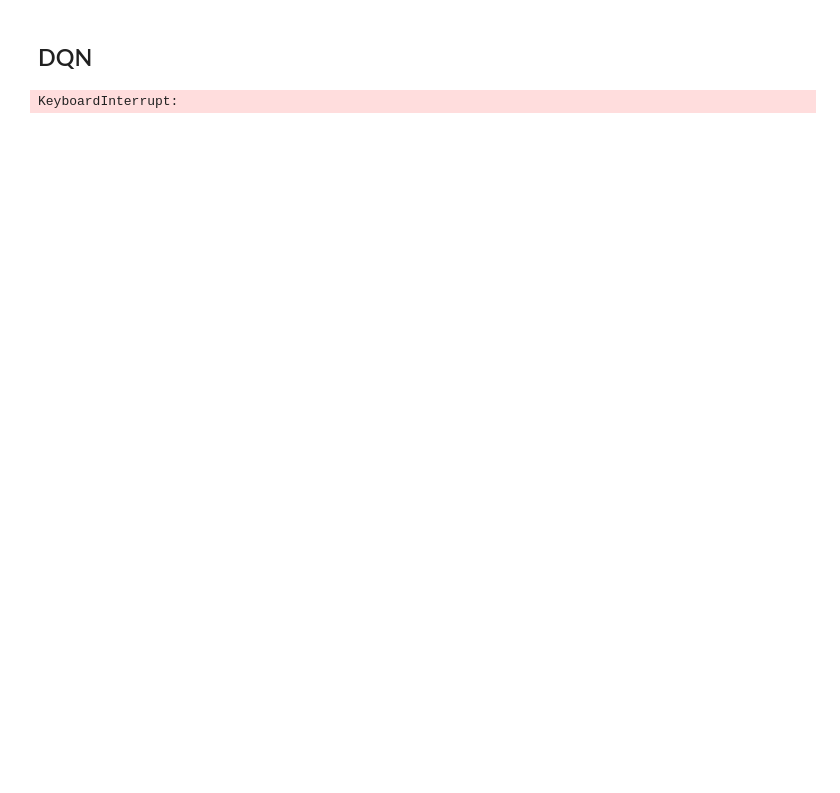
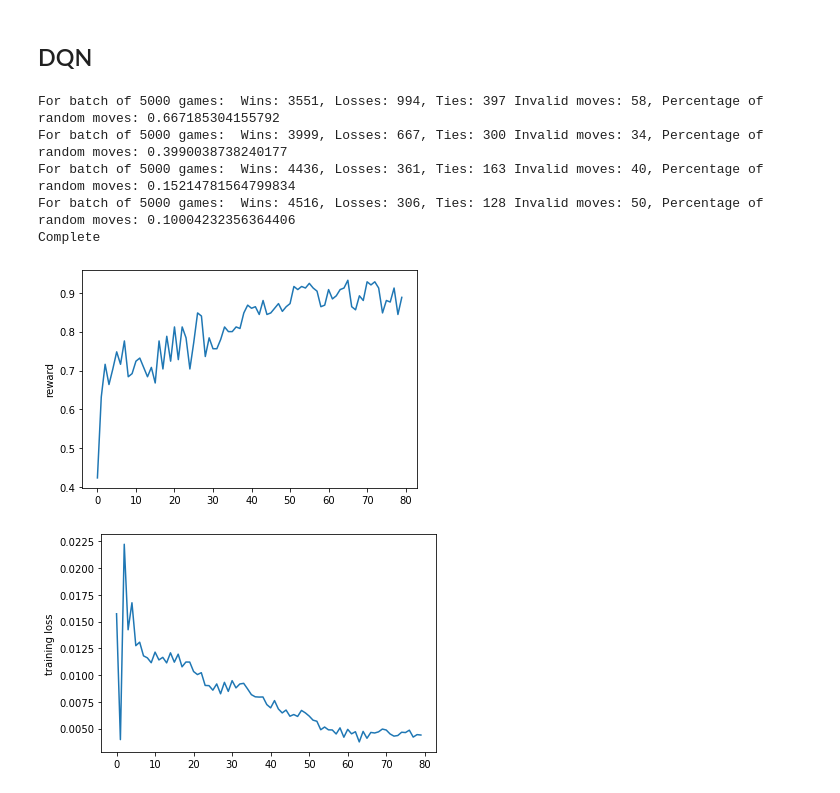
Before and after one commit to Gianniii/CS-456-Artificial-Neural-Network-Miniproject, a Jupyter notebook: tic_tac_toe.ipynb, the cells around one changed output. Saved outputs shown, nothing was run; the diff lists cells and outputs as text; code cells hidden in the pictures; blank space fills up the shorter version.

```diff
--- a/tic_tac_toe.ipynb
+++ b/tic_tac_toe.ipynb
@@ -642,23 +651,29 @@ def train(num_games = NUM_GAMES, batch_size = BATCH_SIZE, gamma = GAMMA, eps_max
 # %%
 #DEMO CELL CAN DELETE AFTER
 #Plots
 #Demo plot trains with default parameters
-rewards, losses, _ , _ = train(other_player_epsilon=1.0, num_exploratory_games= 10000, num_games=20000) #fixed_eps_threshold=0.3, fixed_epsilon=True
+rewards, losses, _ , _ = train(other_player_epsilon=1.0, num_exploratory_games= 15000, num_games=20000)
 #Plot average reward and losses for every 250 games during training
 n = 250
 avg_rewards = np.average(np.array(rewards).reshape(-1, n), axis=1)
 plt.plot(avg_rewards)
 #plt.xlabel('250 games') not sure what to name this, 1 unit = 250 games, maybe can scale *250 ? and call it games
 plt.ylabel('reward')
-plt.savefig('reward.png', bbox_inches='tight')
+plt.savefig('demo_reward.png', bbox_inches='tight')
 plt.show()
 
 avg_losses = np.average(np.array(losses).reshape(-1, n), axis=1)
 plt.plot(avg_losses)
 #plt.xlabel('250 games')
 plt.ylabel('training loss')
-plt.savefig('loss.png', bbox_inches='tight')
+plt.savefig('demo_loss.png', bbox_inches='tight')
 plt.show()
 # %% [output]
-KeyboardInterrupt:
+For batch of 5000 games:  Wins: 3551, Losses: 994, Ties: 397 Invalid moves: 58, Percentage of random moves: 0.667185304155792
+For batch of 5000 games:  Wins: 3999, Losses: 667, Ties: 300 Invalid moves: 34, Percentage of random moves: 0.3990038738240177
+For batch of 5000 games:  Wins: 4436, Losses: 361, Ties: 163 Invalid moves: 40, Percentage of random moves: 0.15214781564799834
+For batch of 5000 games:  Wins: 4516, Losses: 306, Ties: 128 Invalid moves: 50, Percentage of random moves: 0.10004232356364406
+Complete
+[figure, added]
+[figure, added]
 # %%
```
Also changed, not shown: parts of 7 cells of this notebook, 8 other files.
